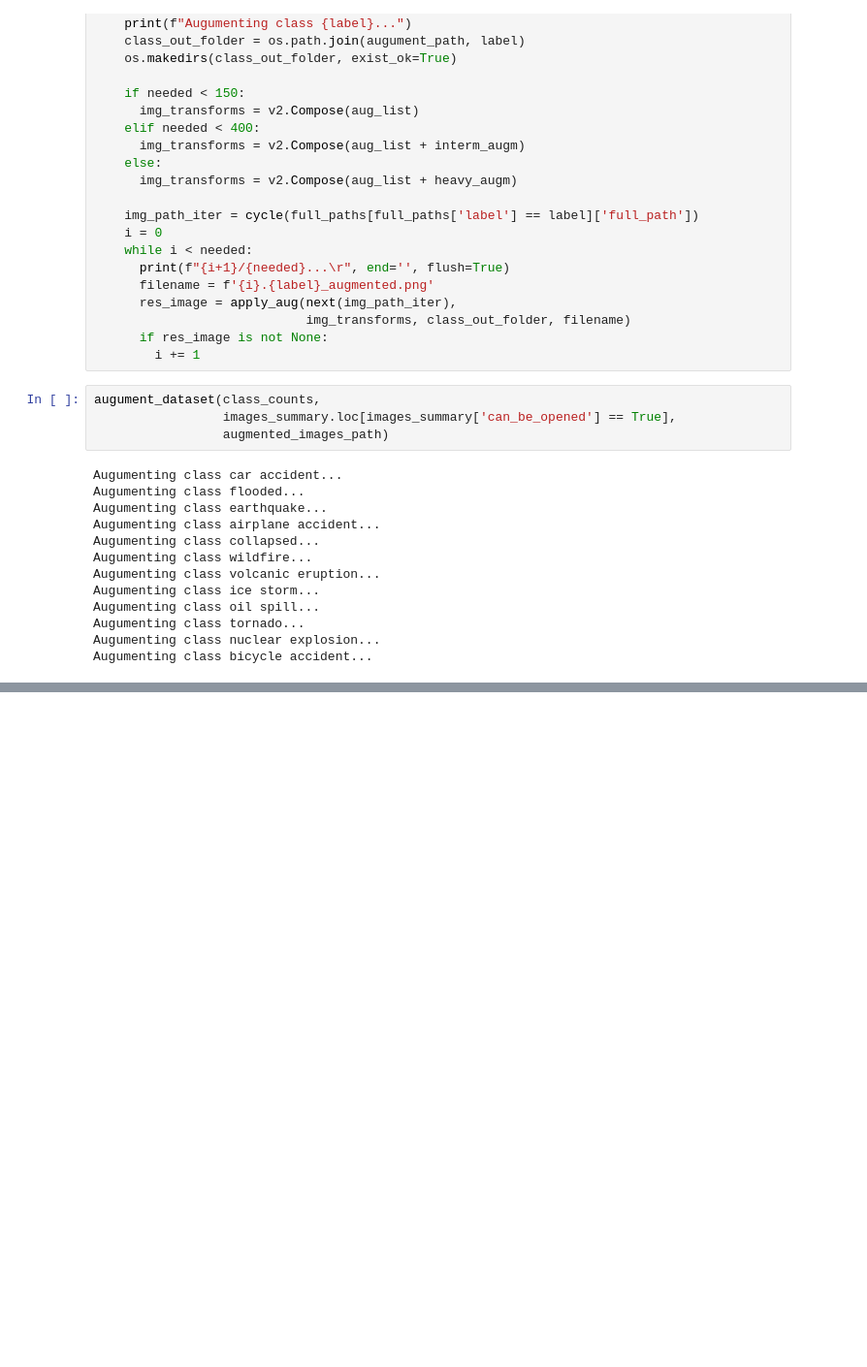
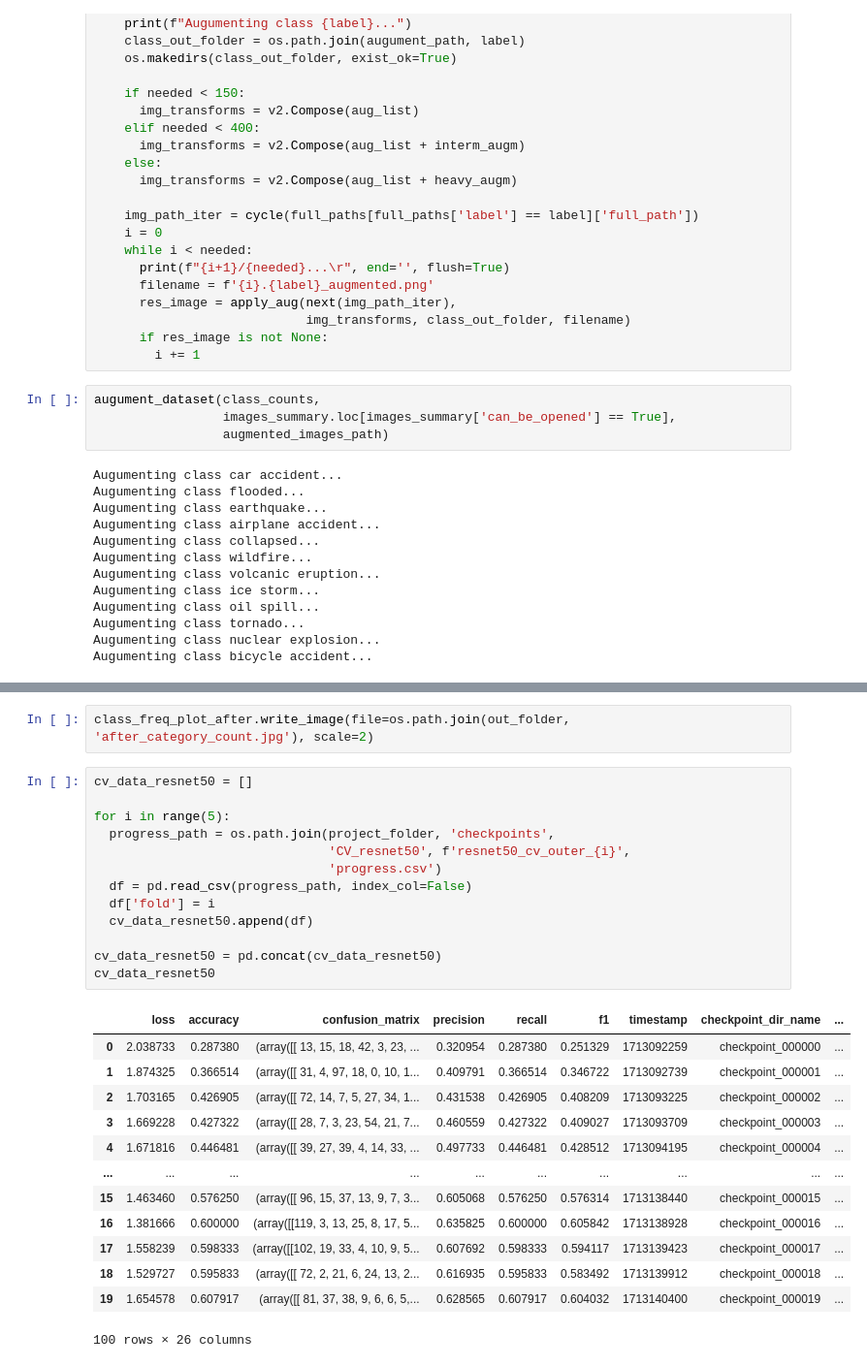
Before and after one commit to GiuliaPais/ProjectCIRI, a Jupyter notebook: code/_001_giuliatest_ProjectCIRI.ipynb, the cells around one changed output, grey strips where cells are left out. Shown at 97% size. Cells and saved outputs as stored; diff of their text form; blank space fills up the shorter version.

```diff
--- a/code/_001_giuliatest_ProjectCIRI.ipynb
+++ b/code/_001_giuliatest_ProjectCIRI.ipynb
@@ -263,0 +350,29 @@ Augumenting class bicycle accident...
+# %%
+class_freq_plot_after.write_image(file=os.path.join(out_folder, 'after_category_count.jpg'), scale=2)
+# %%
+cv_data_resnet50 = []
+
+for i in range(5):
+  progress_path = os.path.join(project_folder, 'checkpoints',
+                               'CV_resnet50', f'resnet50_cv_outer_{i}',
+                               'progress.csv')
+  df = pd.read_csv(progress_path, index_col=False)
+  df['fold'] = i
+  cv_data_resnet50.append(df)
+
+cv_data_resnet50 = pd.concat(cv_data_resnet50)
+cv_data_resnet50
+# %% [output]
+|  | loss | accuracy | confusion_matrix | precision | recall | f1 | timestamp | checkpoint_dir_name | ... |
+| 0 | 2.038733 | 0.287380 | (array([[ 13, 15, 18, 42, 3, 23, ... | 0.320954 | 0.287380 | 0.251329 | 1713092259 | checkpoint_000000 | ... |
+| 1 | 1.874325 | 0.366514 | (array([[ 31, 4, 97, 18, 0, 10, 1... | 0.409791 | 0.366514 | 0.346722 | 1713092739 | checkpoint_000001 | ... |
+| 2 | 1.703165 | 0.426905 | (array([[ 72, 14, 7, 5, 27, 34, 1... | 0.431538 | 0.426905 | 0.408209 | 1713093225 | checkpoint_000002 | ... |
+| 3 | 1.669228 | 0.427322 | (array([[ 28, 7, 3, 23, 54, 21, 7... | 0.460559 | 0.427322 | 0.409027 | 1713093709 | checkpoint_000003 | ... |
+| 4 | 1.671816 | 0.446481 | (array([[ 39, 27, 39, 4, 14, 33, ... | 0.497733 | 0.446481 | 0.428512 | 1713094195 | checkpoint_000004 | ... |
+| ... | ... | ... | ... | ... | ... | ... | ... | ... | ... |
+| 15 | 1.463460 | 0.576250 | (array([[ 96, 15, 37, 13, 9, 7, 3... | 0.605068 | 0.576250 | 0.576314 | 1713138440 | checkpoint_000015 | ... |
+| 16 | 1.381666 | 0.600000 | (array([[119, 3, 13, 25, 8, 17, 5... | 0.635825 | 0.600000 | 0.605842 | 1713138928 | checkpoint_000016 | ... |
+| 17 | 1.558239 | 0.598333 | (array([[102, 19, 33, 4, 10, 9, 5... | 0.607692 | 0.598333 | 0.594117 | 1713139423 | checkpoint_000017 | ... |
+| 18 | 1.529727 | 0.595833 | (array([[ 72, 2, 21, 6, 24, 13, 2... | 0.616935 | 0.595833 | 0.583492 | 1713139912 | checkpoint_000018 | ... |
+| 19 | 1.654578 | 0.607917 | (array([[ 81, 37, 38, 9, 6, 6, 5,... | 0.628565 | 0.607917 | 0.604032 | 1713140400 | checkpoint_000019 | ... |
+100 rows × 26 columns
```
Also changed, not shown: parts of 19 cells of this notebook, 7 other files.
